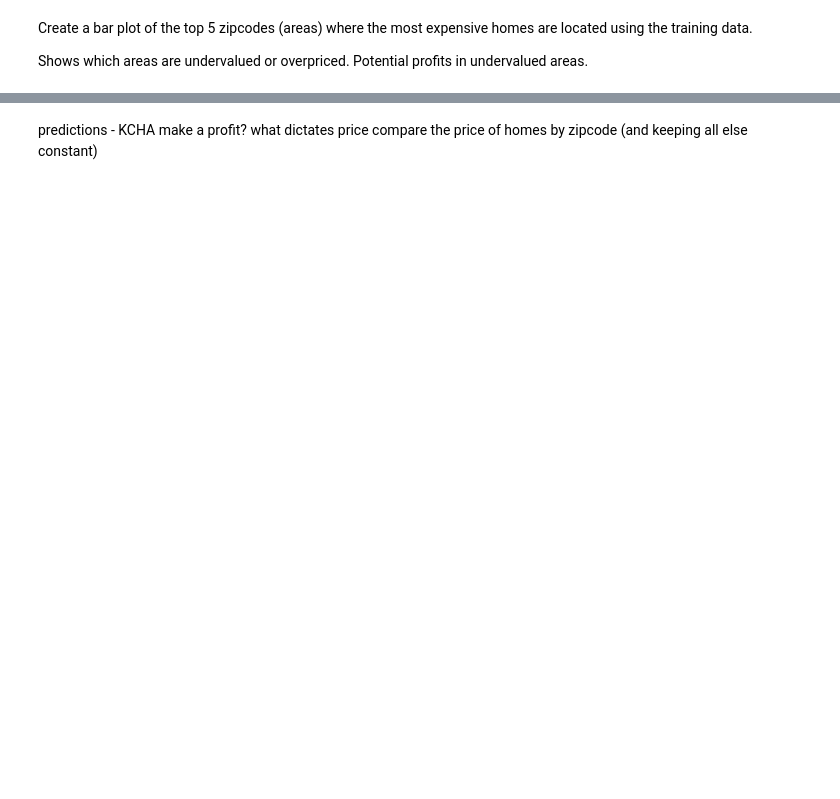
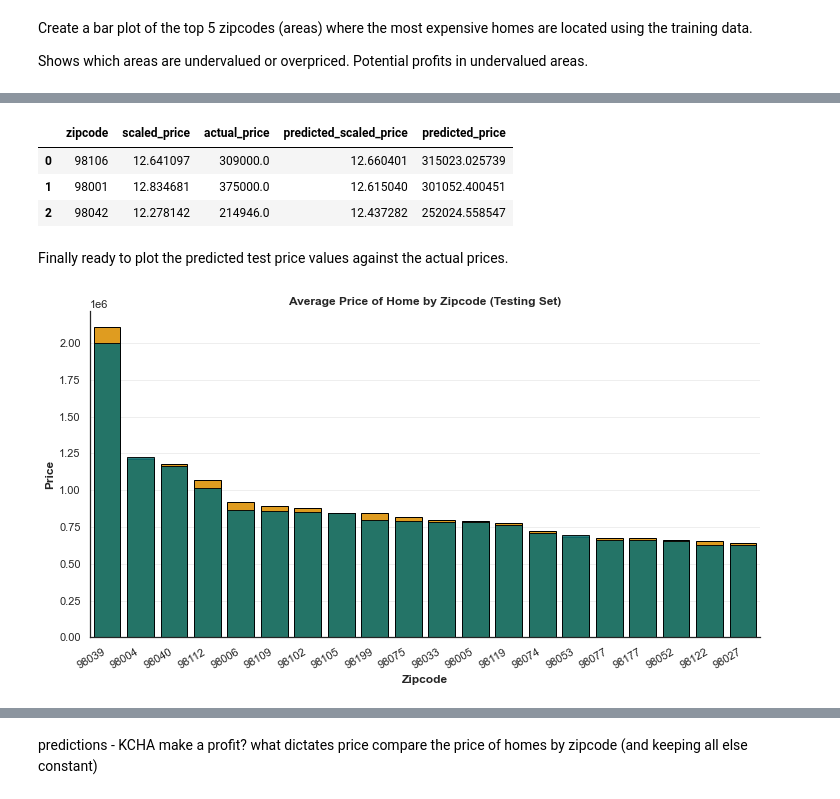
Before and after one commit to eric8395/Housing_Market_Linear_Regression, a Jupyter notebook: Housing Market Linear Regression.ipynb, the cells around one changed output, grey strips where cells are left out. Cells and saved outputs as stored; diff of their text form; code cells hidden in the pictures; blank space fills up the shorter version.

Commit message:
updated top zipcodes

```diff
--- a/Housing Market Linear Regression.ipynb
+++ b/Housing Market Linear Regression.ipynb
@@ -2085,0 +2066,3 @@ Shows which areas are undervalued or overpriced. Potential profits in undervalue
+# %%
+# drops index
+new = new.drop(['index'], axis = 1)
@@ -2104,3 +2089,68 @@ top_zips.head()
+# %%
+# reset index of top_zips because we want to prepare to merge with preds on same indices
+top_zips_new = top_zips.reset_index()
+top_zips_new = top_zips_new.drop(['index'], axis = 1)
+# %%
+# merge the preds and top_zips_new on same index
+merged = top_zips_new.merge(preds, left_index=True, right_index=True, how='left')
+merged.head(3)
+# %% [output]
+|  | zipcode | scaled_price | actual_price | predicted_scaled_price | predicted_price |
+| 0 | 98106 | 12.641097 | 309000.0 | 12.660401 | 315023.025739 |
+| 1 | 98001 | 12.834681 | 375000.0 | 12.615040 | 301052.400451 |
+| 2 | 98042 | 12.278142 | 214946.0 | 12.437282 | 252024.558547 |
+# %%
+# finds average price for each grouped zipcode
+# sorts values in descending
+sorted_zipcodes = merged.groupby('zipcode').mean('actual_price').sort_values(by = 'actual_price', ascending = False)
+
+# give me the top 20 most expensive zipcodes
+most_expensive = sorted_zipcodes.head(20)
+most_expensive.reset_index(inplace = True)
+# %% [markdown]
+Finally ready to plot the predicted test price values against the actual prices.
+# %%
+# plot highest average price of home by zipcode
+fig, ax = plt.subplots(figsize=(12, 6))
+
+# plots actual price
+ax = sns.barplot(data = most_expensive,
+           x = 'zipcode',
+           y = 'actual_price',
+           edgecolor = 'black',
+           linewidth = 1,
+           order= most_expensive.sort_values('actual_price', ascending = False).zipcode,
+           color = 'orange')
+
+# plots predicted price
+ax = sns.barplot(data = most_expensive,
+           x = 'zipcode',
+           y = 'predicted_price',
+           edgecolor = 'black',
+           linewidth = 1,
+           order= most_expensive.sort_values('predicted_price', ascending = False).zipcode,
+           color = 'teal',
+           alpha = 0.9)
+
+# rotate xticks labels
+plt.xticks(rotation=30, ha='right')
+
+# set labels
+ax.set_title("Average Price of Home by Zipcode (Testing Set)", weight = "bold")
+ax.set_ylabel("Price", weight = "bold")
+ax.set_xlabel("Zipcode", weight = "bold")
+
+# removes top and right side axis
+sns.despine(right = True)
+
+# set gridline visibility
+ax.set_axisbelow(True)
+ax.yaxis.grid(True, color='#EEEEEE')
+ax.xaxis.grid(False)
+
+plt.show()
+# %% [output]
+[figure, added]
 # %%
 # finds average price for each grouped zipcode
 # sorts values in descending
```
Also changed, not shown: parts of 19 cells of this notebook, 3 other files.
